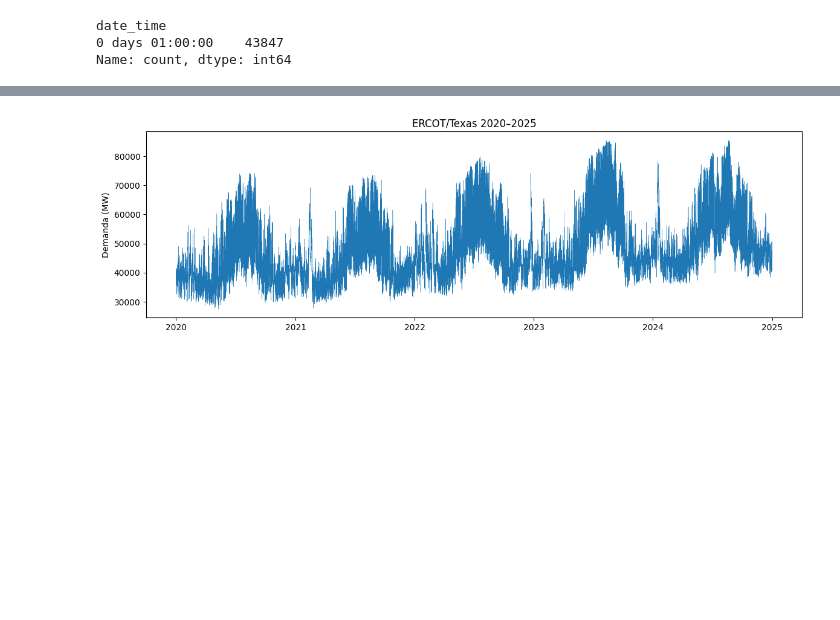
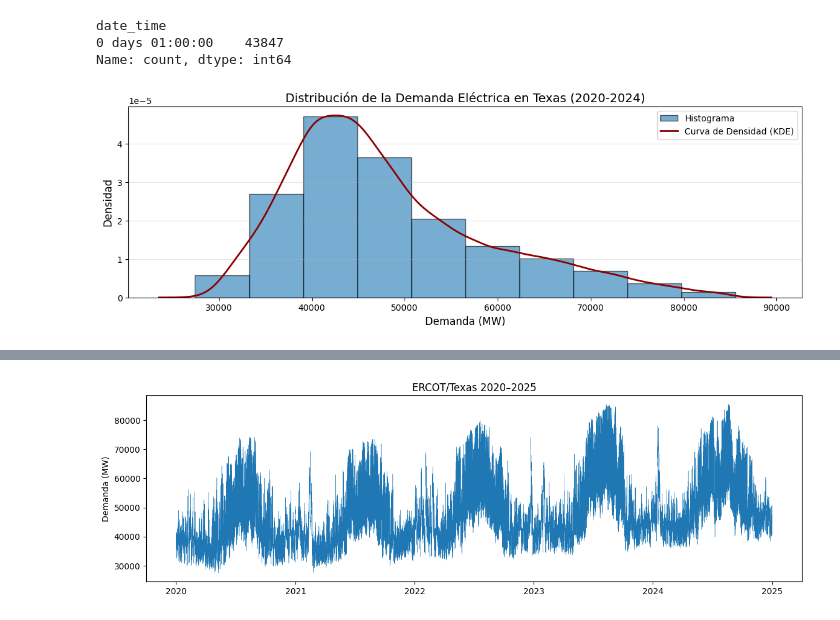
Before and after one commit to Arvo27/Electricity-Demand-Forecasting-Numerical-Methods-vs-Neural-Networks, a Jupyter notebook: Electricity_Demand.ipynb, the cells around one changed output, grey strips where cells are left out. Saved outputs shown, nothing was run; the diff lists cells and outputs as text; code cells hidden in the pictures; blank space fills up the shorter version.

```diff
--- a/Electricity_Demand.ipynb
+++ b/Electricity_Demand.ipynb
@@ -34,3 +35,18 @@ print(df.index.to_series().diff().value_counts())
 date_time
 0 days 01:00:00    43847
 Name: count, dtype: int64
+# %%
+plt.figure(figsize=(14,4))
+
+plt.hist(df['cleaned demand (MW)'], color='#1f77b4', edgecolor='black', density=True, alpha=0.6, label='Histograma')
+
+sns.kdeplot(df['cleaned demand (MW)'], color='darkred', linewidth=2, label='Curva de Densidad (KDE)')
+
+plt.title('Distribución de la Demanda Eléctrica en Texas (2020-2024)', fontsize=14)
+plt.xlabel('Demanda (MW)', fontsize=12)
+plt.ylabel('Densidad', fontsize=12)
+plt.legend()
+plt.grid(axis='y', alpha=0.3)
+plt.show()
+# %% [output]
+[figure, added]
```
Also changed, not shown: parts of 3 cells of this notebook.
